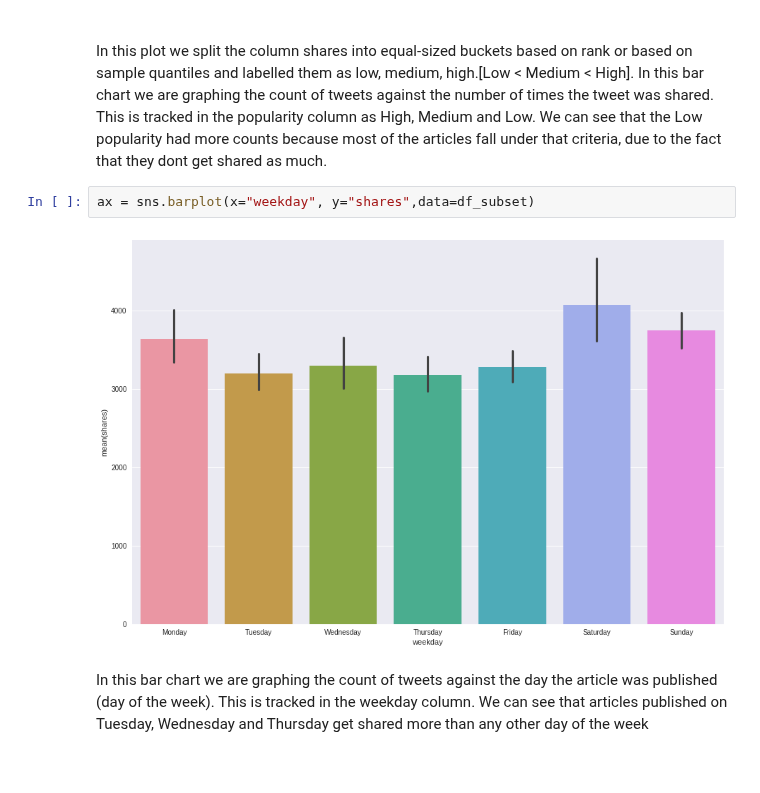
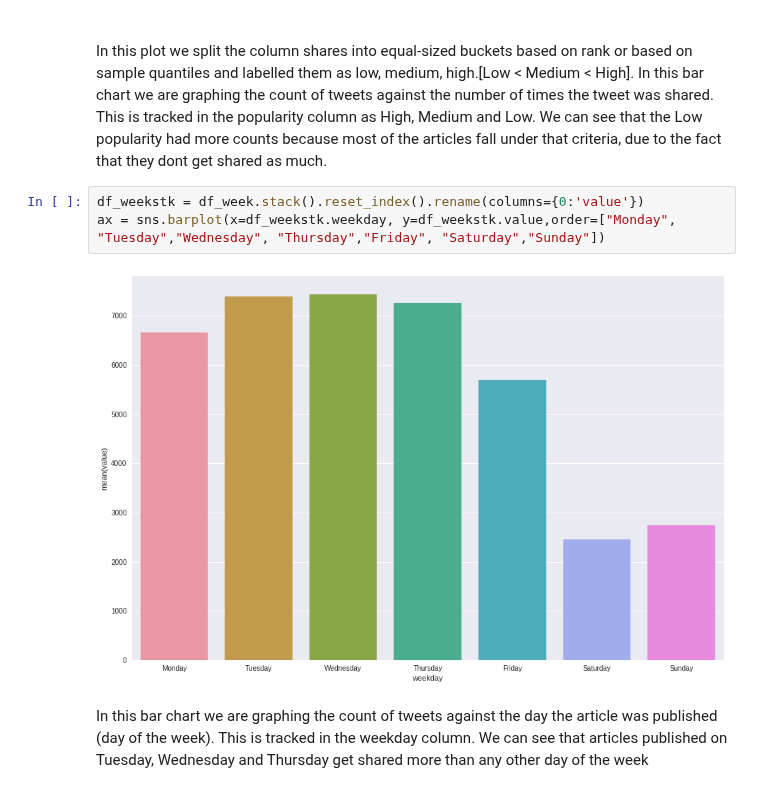
Before and after one commit to prolix-prose/MSDS7331-GroupProject, a Jupyter notebook: Data_Vis.ipynb, the cells around one changed output. Saved outputs shown, nothing was run; the diff lists cells and outputs as text.

Commit message:
updated bar plot as per scott, so that week of days can be displayed in order

```diff
--- a/Data_Vis.ipynb
+++ b/Data_Vis.ipynb
@@ -137,10 +137,11 @@ df_popularity.plot(kind='barh')
 <br>
 In this plot we split the column shares into equal-sized buckets based on rank or based on sample quantiles and labelled them as low, medium, high.[Low < Medium < High].
 In this bar chart we are graphing the count of tweets against the number of times the tweet was shared. This is tracked in the popularity column as High, Medium and Low. We can see that the Low popularity had more counts because most of the articles fall under that criteria, due to the fact that they dont get shared as much.
-# %%
-ax = sns.barplot(x="weekday", y="shares",data=df_subset)
-# %% [output]
-[figure, removed]
+# %%
+df_weekstk = df_week.stack().reset_index().rename(columns={0:'value'})
+ax = sns.barplot(x=df_weekstk.weekday, y=df_weekstk.value,order=["Monday", "Tuesday","Wednesday", "Thursday","Friday", "Saturday","Sunday"])
+# %% [output]
+[figure, added]
 # %% [markdown]
 In this bar chart we are graphing the count of tweets against the day the article was published (day of the week). This is tracked in the weekday column. We can see that articles published on Tuesday, Wednesday and Thursday get shared more than any other day of the week
 # %%
```
